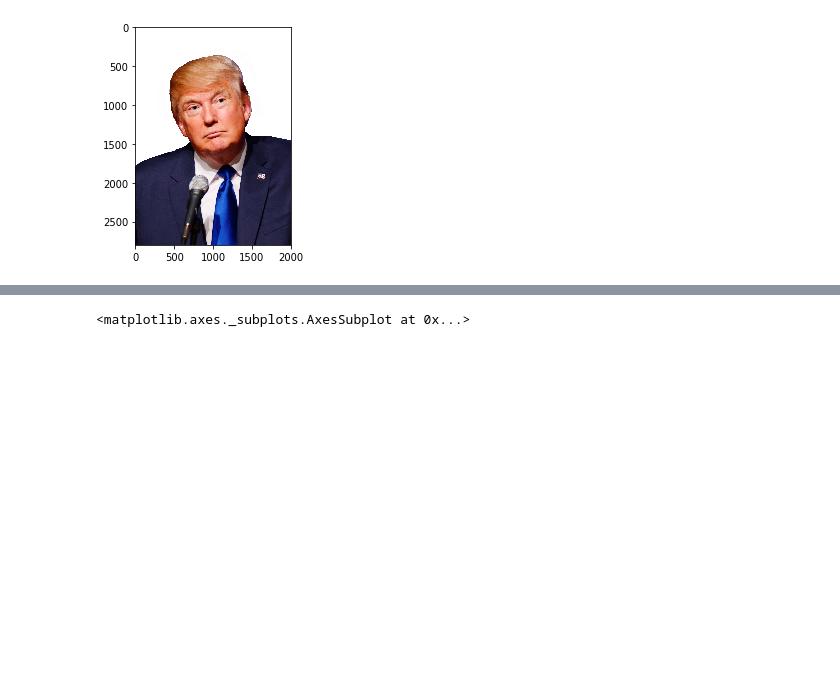
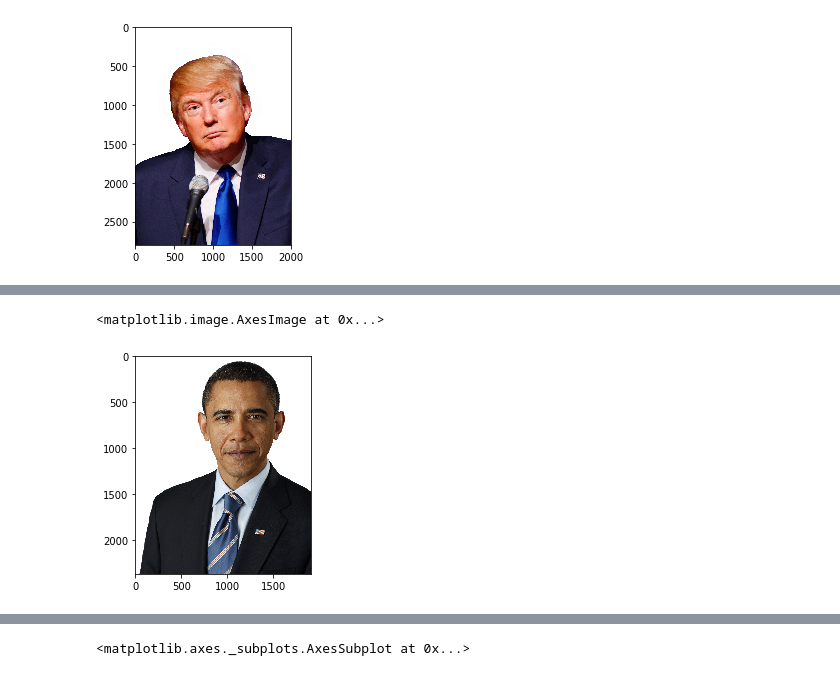
Before and after one commit to EthanH43/text_generator, a Jupyter notebook: Model/Tweet_Analysis.ipynb, the cells around one changed output, grey strips where cells are left out. Cells and saved outputs as stored; diff of their text form; code cells hidden in the pictures; blank space fills up the shorter version.

```diff
--- a/Model/Tweet_Analysis.ipynb
+++ b/Model/Tweet_Analysis.ipynb
@@ -299,0 +284,7 @@ _=plt.show()
+# %%
+obama_mask = np.array(Image.open('../Load_Tweets/purepng.com-barack-obamabarack-obamapoliticianamericanpresidentserved-1701528015519vayij.png'))
+# %%
+plt.imshow(obama_mask)
+# %% [output]
+<matplotlib.image.AxesImage at 0x...>
+[figure, added]
```
Also changed, not shown: parts of 8 cells of this notebook, 2 other files.
